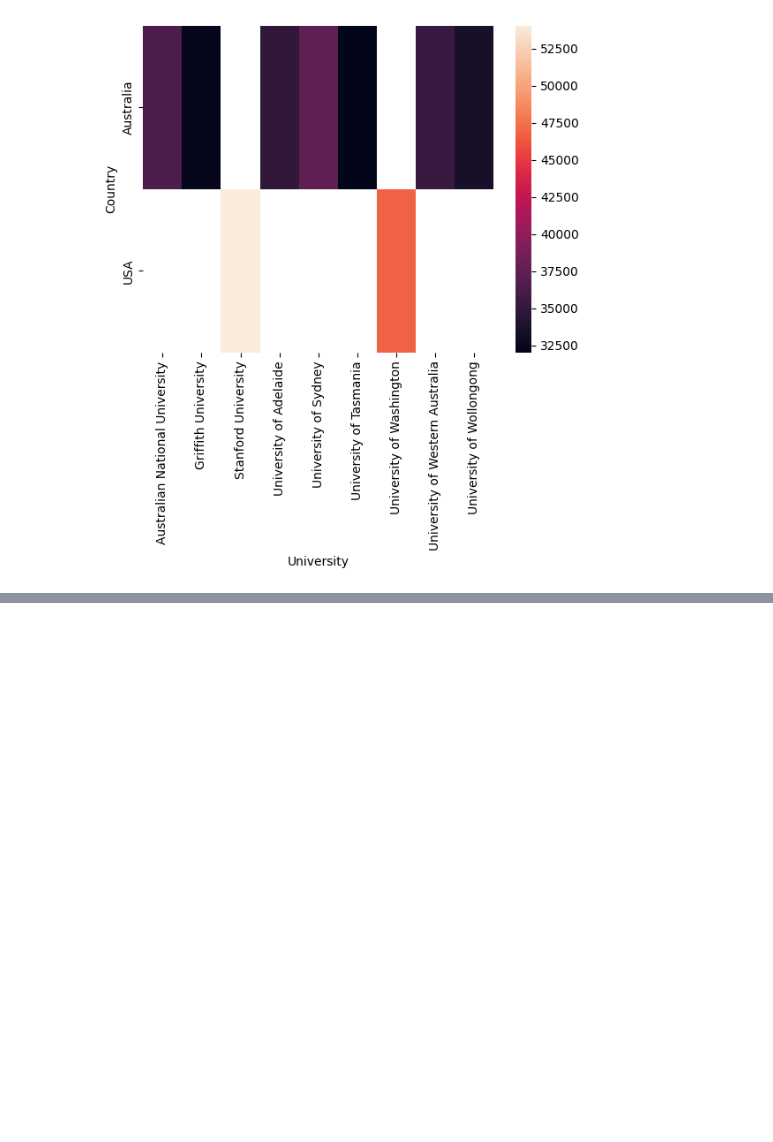
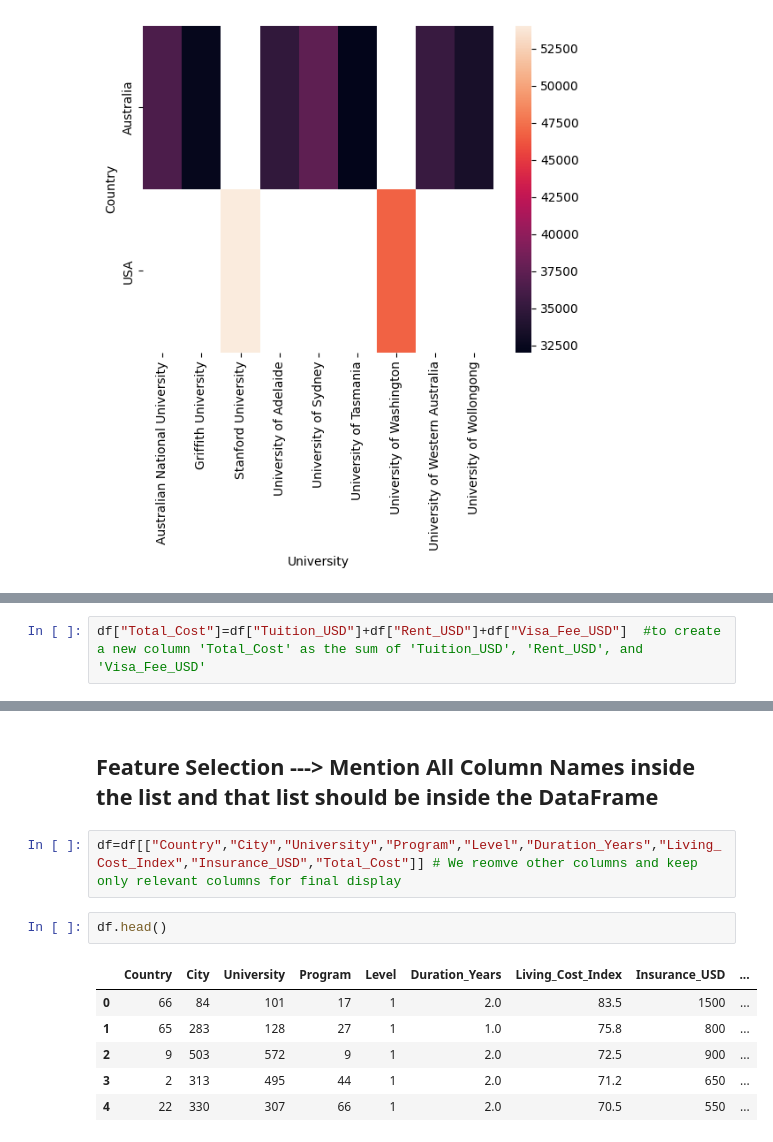
Before and after one commit to harbhajanbhatiya/ML-workspace, a Jupyter notebook: ASS 13/Part 1/task1.ipynb, the cells around one changed output, grey strips where cells are left out. Drawn from its saved outputs; the diff is of its cells as text; blank space fills up the shorter version.

```diff
--- a/ASS 13/Part 1/task1.ipynb
+++ b/ASS 13/Part 1/task1.ipynb
@@ -297,0 +300,2 @@ sns.heatmap(data)
+# %%
+df["Total_Cost"]=df["Tuition_USD"]+df["Rent_USD"]+df["Visa_Fee_USD"]  #to create a new column 'Total_Cost' as the sum of 'Tuition_USD', 'Rent_USD', and 'Visa_Fee_USD'
@@ -297,0 +311,13 @@ sns.heatmap(data)
+# %% [markdown]
+## Feature Selection ---> Mention All Column Names inside the list and that list should be inside the DataFrame
+# %%
+df=df[["Country","City","University","Program","Level","Duration_Years","Living_Cost_Index","Insurance_USD","Total_Cost"]] # We reomve other columns and keep only relevant columns for final display
+# %%
+df.head()
+# %% [output]
+|  | Country | City | University | Program | Level | Duration_Years | Living_Cost_Index | Insurance_USD | ... |
+| 0 | 66 | 84 | 101 | 17 | 1 | 2.0 | 83.5 | 1500 | ... |
+| 1 | 65 | 283 | 128 | 27 | 1 | 1.0 | 75.8 | 800 | ... |
+| 2 | 9 | 503 | 572 | 9 | 1 | 2.0 | 72.5 | 900 | ... |
+| 3 | 2 | 313 | 495 | 44 | 1 | 2.0 | 71.2 | 650 | ... |
+| 4 | 22 | 330 | 307 | 66 | 1 | 2.0 | 70.5 | 550 | ... |
```
Also changed, not shown: parts of 23 cells of this notebook.
